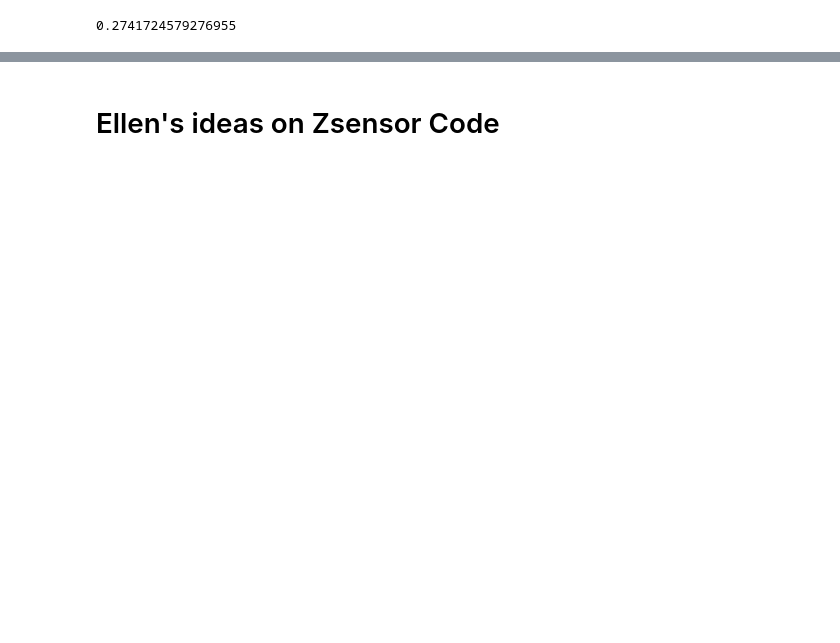
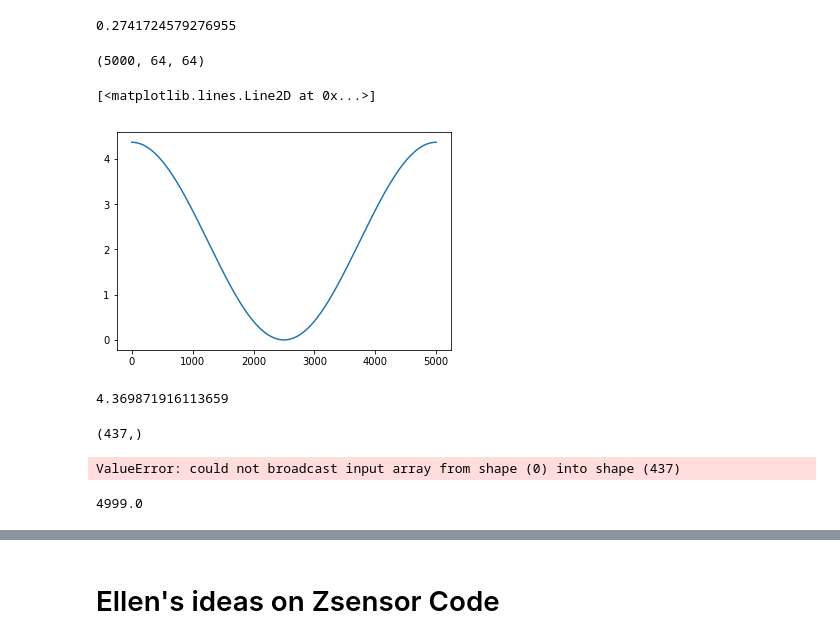
Before and after one commit to EdwardZheng0312/3ddatadiver, a Jupyter notebook: doc/Notebooks/AFM_Explortation.ipynb, the cells around one changed output, grey strips where cells are left out. Saved outputs shown, nothing was run; the diff lists cells and outputs as text; code cells hidden in the pictures; blank space fills up the shorter version.

```diff
--- a/doc/Notebooks/AFM_Explortation.ipynb
+++ b/doc/Notebooks/AFM_Explortation.ipynb
@@ -573,9 +589,9 @@ Zcorr[1,1]
 # %% [output]
 0.2741724579276955
 # %%
-zsensor = np.multiply(zsensor, -1000000000)
-Zdriftx = np.multiply(Zdriftx, -1000000000)
-Zdrifty = np.multiply(Zdrifty, -1000000000)
+#zsensor = np.multiply(zsensor, -1000000000)
+#Zdriftx = np.multiply(Zdriftx, -1000000000)
+#Zdrifty = np.multiply(Zdrifty, -1000000000)
 # %%
 
 #This kind of slow...
@@ -591 +605,24 @@ for j in range(len(zsensor[1,:,1])):
         #m = m + 1
+# %%
+ZMEAN = np.zeros(5000)
+for z in range(len(ZMEAN)):
+    ZMEAN[z] = np.mean(ZSNSRtotCORR[z,:,:])
+# %%
+Ztest = np.empty_like(zsensor)
+Ztest.shape
+# %% [output]
+(5000, 64, 64)
+# %%
+x = np.linspace(0,4999,5000)
+
+Fig, ax = plt.subplots()
+
+# This plots a gap---as desired
+ax.plot(x, ZMEAN)
+# %% [output]
+[<matplotlib.lines.Line2D at 0x...>]
+[figure, added]
+# %%
+np.max(ZMEAN)
+# %% [output]
+4.369871916113659
@@ -591,0 +631,21 @@ for j in range(len(zsensor[1,:,1])):
+# %%
+Zlinear.shape
+# %% [output]
+(437,)
+# %%
+#A bit faster now!!
+reduced_phase = np.zeros((437,64,64))
+for j in range(len(zsensor[1,:,1])):
+    for i in range(len(zsensor[1,1,:])):
+        z = phase[:(int(indZ[i,j])),i,j]
+        reduced_phase[:,i,j] = np.digitize(phase[:z,i,j], Zlinear)
+        #Y = pd.cut(z,Zlinear)
+        #for n in range(len(Zlinear)):
+            #ind = (Y==n)
+            #PHASEphase[n,i,j] = np.mean(phase[:ind,i,j])
+# %% [output]
+ValueError: could not broadcast input array from shape (0) into shape (437)
+# %%
+indZ[4,4]
+# %% [output]
+4999.0
```
Also changed, not shown: parts of 34 cells of this notebook.
